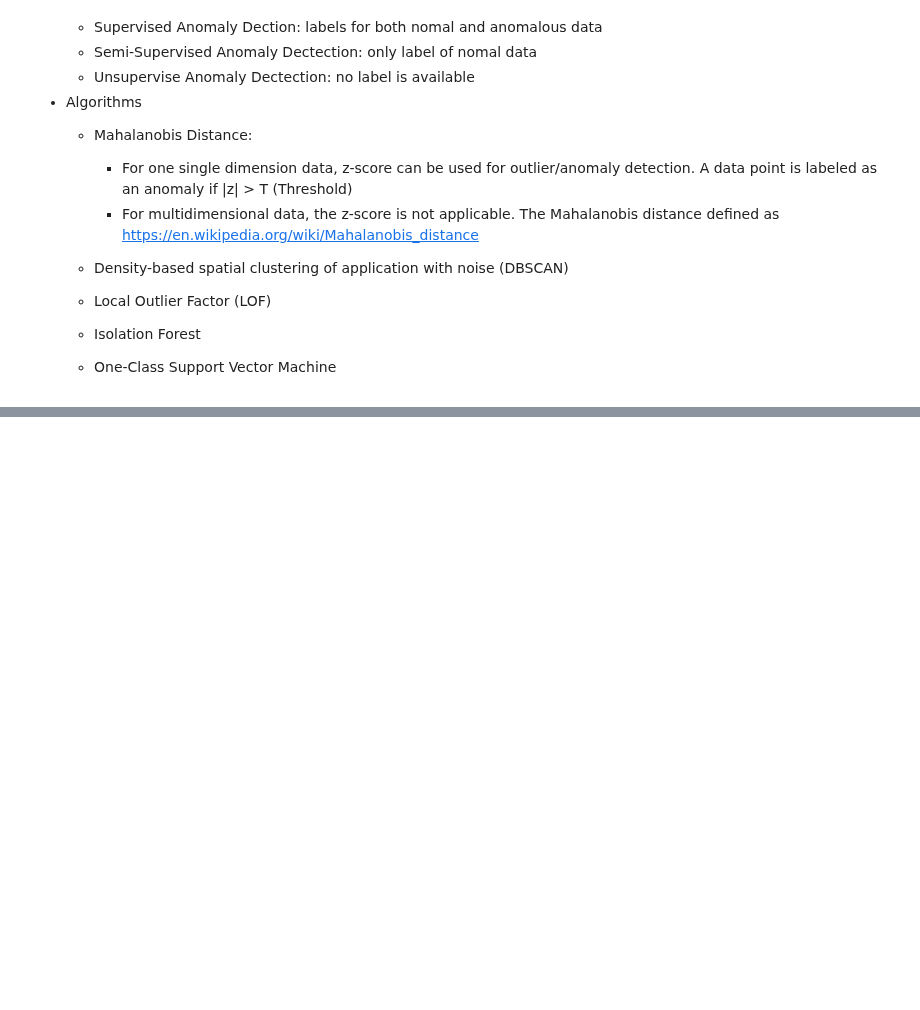
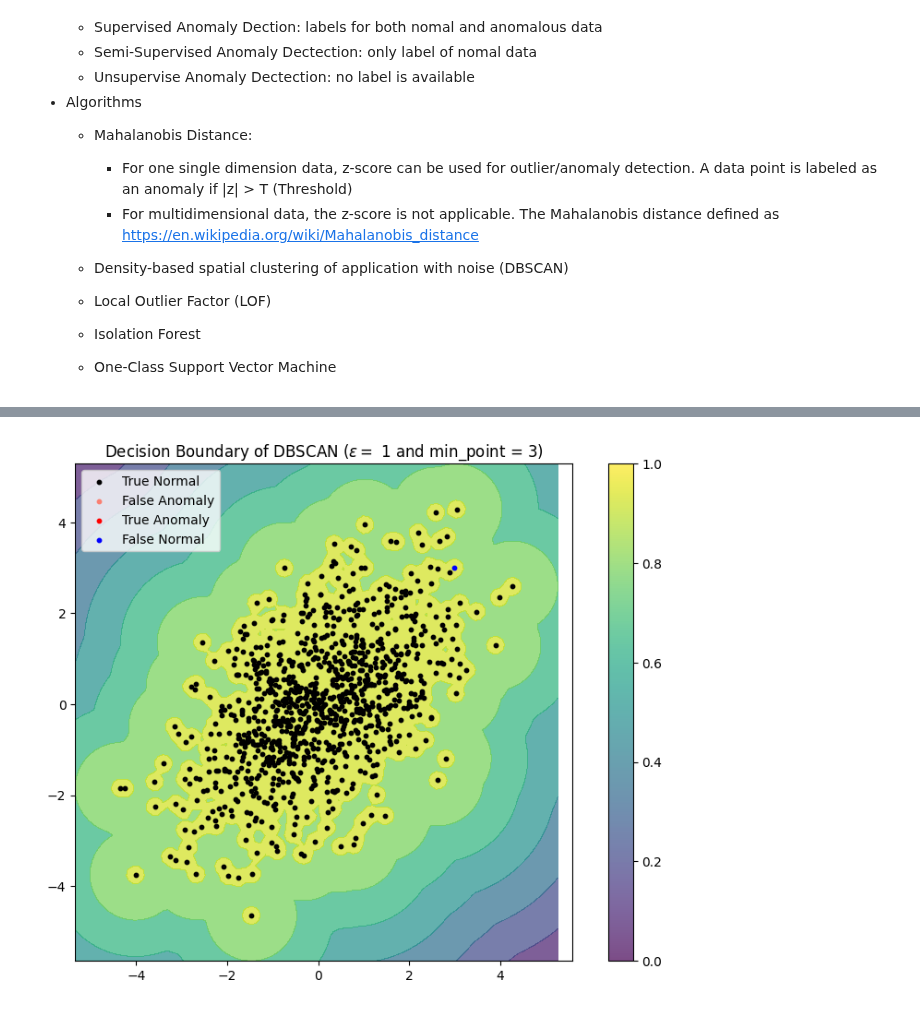
Before and after one commit to pNatTueku/basicPython, a Jupyter notebook: basic_anomaly_detection2.ipynb, the cells around one changed output, grey strips where cells are left out. Cells and saved outputs as stored; diff of their text form; code cells hidden in the pictures; blank space fills up the shorter version.

```diff
--- a/basic_anomaly_detection2.ipynb
+++ b/basic_anomaly_detection2.ipynb
@@ -51,0 +203,5 @@ class DBSCAND_outliner(DBSCAN):
+# %%
+# refered to above graph, we can see the elbow point at maximum curvature is reounf 0.25
+
+eps = 1
+min_points = 3
@@ -51,0 +219,31 @@ class DBSCAND_outliner(DBSCAN):
+# %%
+# Decision boundary and anomaly output
+
+dataset = dataset1
+normal_data = normal
+anomaly_data = anomaly
+
+# plot
+
+fig, ax = plt.subplots(1, 1, figsize = (10, 7)) # make subplot of size 10x5
+
+disp = DecisionBoundaryDisplay.from_estimator(clf_dbscan, # anomaly detector
+                                              dataset, # dataset for drawing decision boundary
+                                              response_method = "decision_function", # plot decision function
+                                              alpha = 0.7, # transparent level
+                                              ax = ax)
+
+pred = clf_dbscan.predict(normal_data) # predict
+disp.ax_.scatter(normal_data[pred == 1, 0], normal_data[pred == 1, 1], s = 10, color = 'black', label = "True Normal")
+disp.ax_.scatter(normal_data[pred == -1, 0], normal_data[pred == -1, 1], s = 10, color = 'salmon', label = "False Anomaly")
+
+preda = clf_dbscan.predict(anomaly_data) # predict
+disp.ax_.scatter(anomaly_data[preda == -1, 0], anomaly_data[preda == -1, 1], s = 10, color = 'red', label = "True Anomaly")
+disp.ax_.scatter(anomaly_data[preda == 1, 0], anomaly_data[preda == 1, 1], s = 10, color = 'blue', label = "False Normal")
+
+disp.ax_.set_title(r"Decision Boundary of DBSCAN ($\varepsilon=$ {} and min_point = {})".format(eps, min_points))
+plt.axis("Square")
+plt.colorbar(disp.ax_.collections[1])
+plt.legend();
+# %% [output]
+[figure, added]
```
Also changed, not shown: parts of 17 cells of this notebook.
